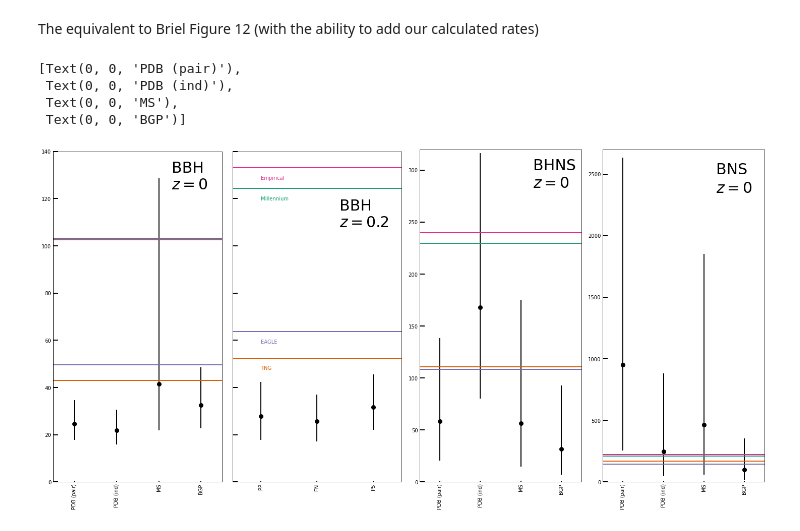
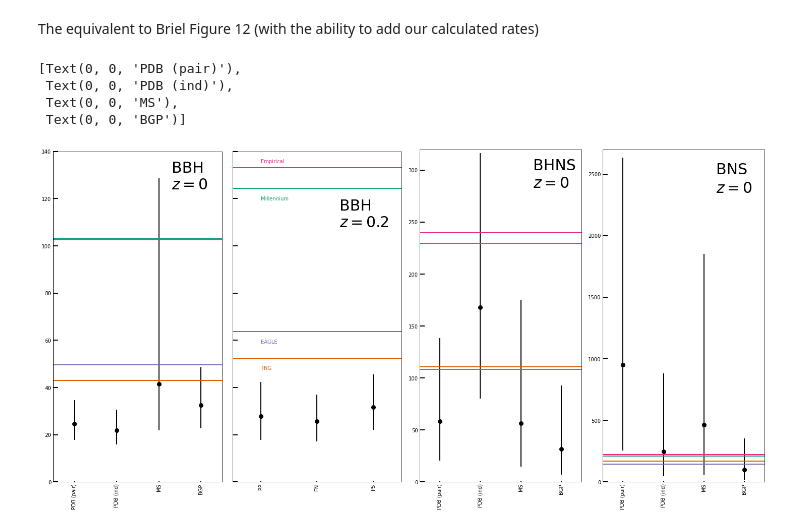
Before and after one commit to NicholaCharlton/Y4_Project, a Jupyter notebook: Dillon/Semester 2/Custom Rates.ipynb, the cells around one changed output. Drawn from its saved outputs; the diff is of its cells as text; code cells hidden in the pictures.

```diff
--- a/Dillon/Semester 2/Custom Rates.ipynb
+++ b/Dillon/Semester 2/Custom Rates.ipynb
@@ -787,7 +787,7 @@ for i in SFH_names:
 
 
 ###Us
-#ax1.axhline(np.sum(rates["BBH"], axis=0)[0][0], -1, 6, lw=2)
+#ax1.axhline(np.sum(rates["BBH"], axis=0)[0][0], -1, 6, color = 'black', lw=2)
 
 ax1.xaxis.set_major_locator(ticker.FixedLocator([1,2,3,4]))
 ax1.set_xticklabels(["PDB (pair)", "PDB (ind)", "MS", "BGP"], rotation='vertical')
@@ -832,14 +832,14 @@ ax2.text(1, rate-5, "TNG", color=colours["TNG"])
 
 rate = np.interp(0.2, redshift, np.sum(event_rates['empirical']['BBH'], axis=0))
 ax2.axhline(rate, -1,6, color=colours['empirical'], lw=2)
-ax2.text(1, rate-5, "Empirical", color=colours["empirical"])
+ax2.text(1, rate+2, "Empirical", color=colours["empirical"])
 
 
 ###Us
 bbh_sum = np.sum(rates['BBH'], axis=0)
 rate = np.interp(0.2, redshift_edges[:-1], bbh_sum.flatten())
-#ax2.axhline(rate, -1,6, lw=2)
-#ax2.text(1, rate-5, "Us")
+#ax2.axhline(rate, -1,6, color = 'black', lw=2)
+#ax2.text(1, rate-3, "Us")
 
 
 ax2.xaxis.set_major_locator(ticker.FixedLocator([1,2,3]))
@@ -882,7 +882,7 @@ for i in SFH_names:
 
 
 ###Us
-#ax3.axhline(np.sum(rates["BHNS"], axis=0)[0][0], -1, 6, lw=2)
+#ax3.axhline(np.sum(rates["BHNS"], axis=0)[0][0], -1, 6, color = 'black', lw=2)
 
 
 ax3.xaxis.set_tick_params(which='major', size=2, width=2, direction='in')
@@ -911,32 +911,32 @@ for i in range(4):
             obs['rate'][i]*h**3,
             xerr=[[0],[0]],
             yerr=[[obs['lower_rate'][i]*h**3], [obs['upper_rate'][i]*h**3]],
             fmt="o",
             ms=8,
             color="black",
             lw=2)
 
 for i in SFH_names:
     ax4.axhline(np.sum(event_rates[i]["BNS"], axis=0)[0], -1, 6, color=colours[i], lw=2)
 
 
 ###Us
-#ax4.axhline(np.sum(rates["BNS"], axis=0)[0][0], -1, 6, lw=2)
+#ax4.axhline(np.sum(rates["BNS"], axis=0)[0][0], -1, 6, color = 'black', lw=2)
 
 ax4.set_ylim(0,2700)
 ax4.set_xlim(0.5, 4.5)
 
 
 ax4.xaxis.set_tick_params(which='major', size=2, width=2, direction='in')
 ax4.xaxis.set_tick_params(which='minor', size=7, width=2, direction='in')
 ax4.yaxis.set_tick_params(which='major', size=10, width=2, direction='in')
 ax4.yaxis.set_tick_params(which='minor', size=7, width=2, direction='in')
 
 ax4.xaxis.set_major_locator(ticker.FixedLocator([1,2,3,4]))
 ax4.set_xticklabels(["PDB (pair)", "PDB (ind)", "MS", "BGP"], rotation='vertical')
 # %% [output]
 [Text(0, 0, 'PDB (pair)'),
  Text(0, 0, 'PDB (ind)'),
  Text(0, 0, 'MS'),
  Text(0, 0, 'BGP')]
-[figure, old version]
+[figure, new version]
```
